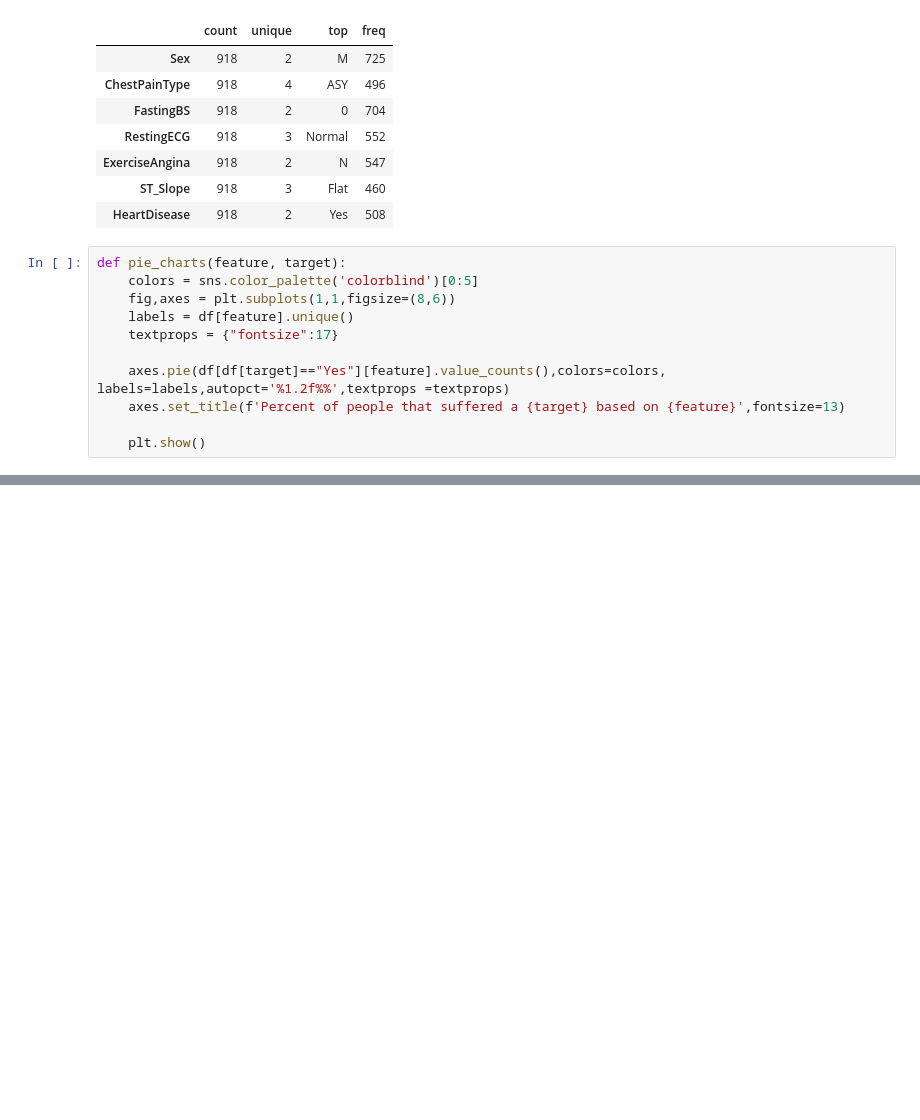
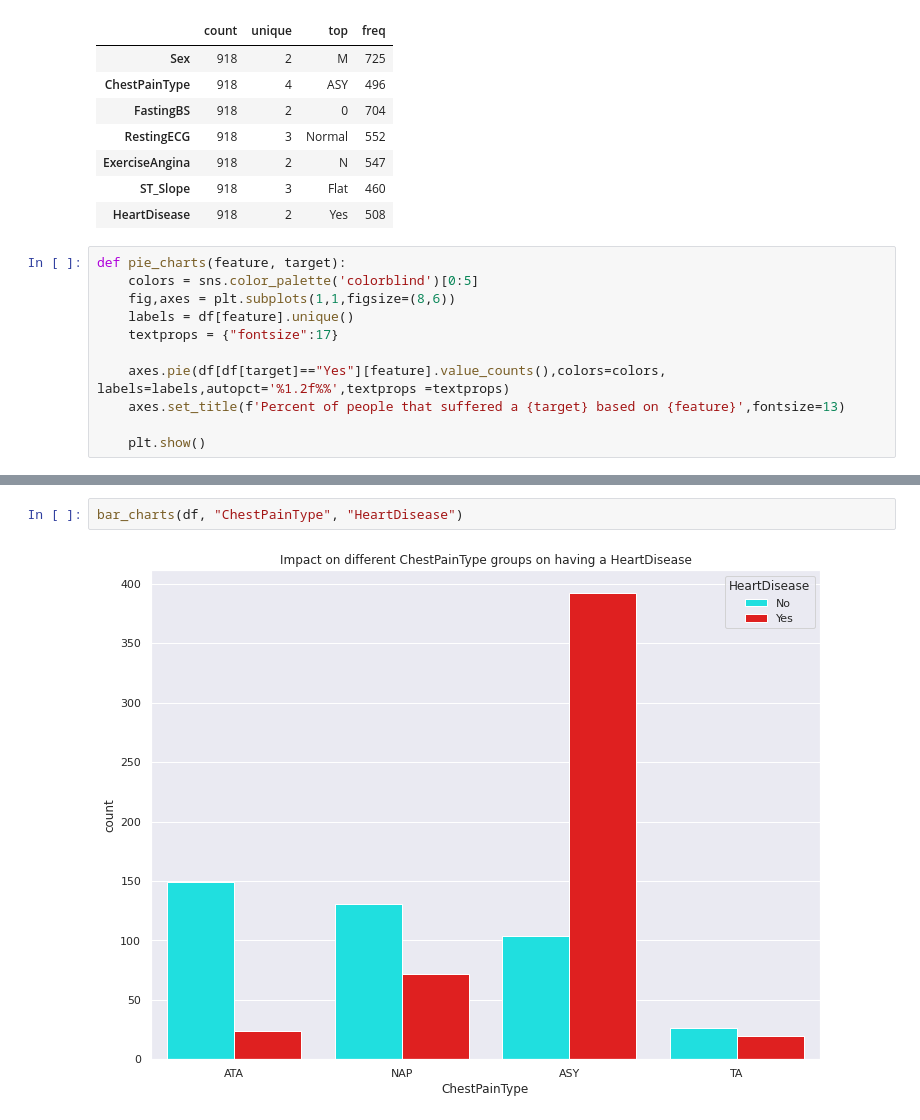
Before and after one commit to BrStefan/DataVis, a Jupyter notebook: DV_1.ipynb, the cells around one changed output, grey strips where cells are left out. Drawn from its saved outputs; the diff is of its cells as text; blank space fills up the shorter version.

```diff
--- a/DV_1.ipynb
+++ b/DV_1.ipynb
@@ -129,0 +139,4 @@ for feature in binary_feature:
+# %%
+bar_charts(df, "ChestPainType", "HeartDisease")
+# %% [output]
+[figure, added]
```
Also changed, not shown: parts of 4 cells of this notebook.
